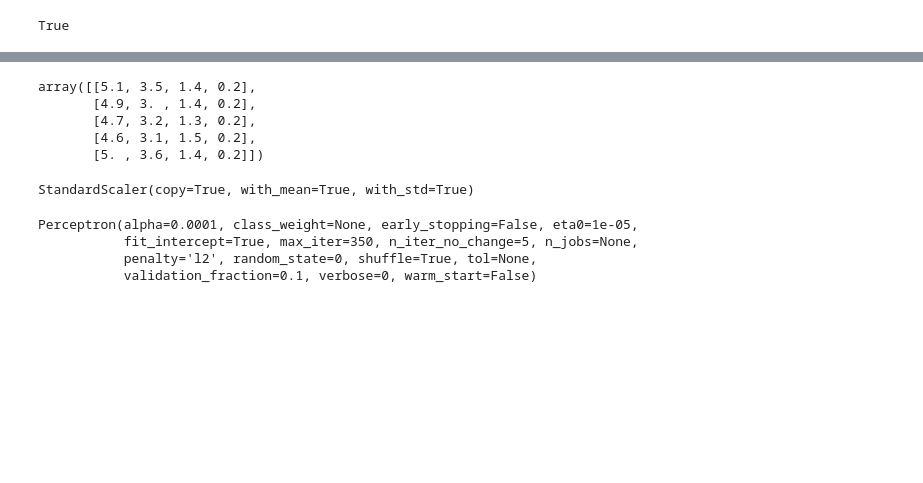
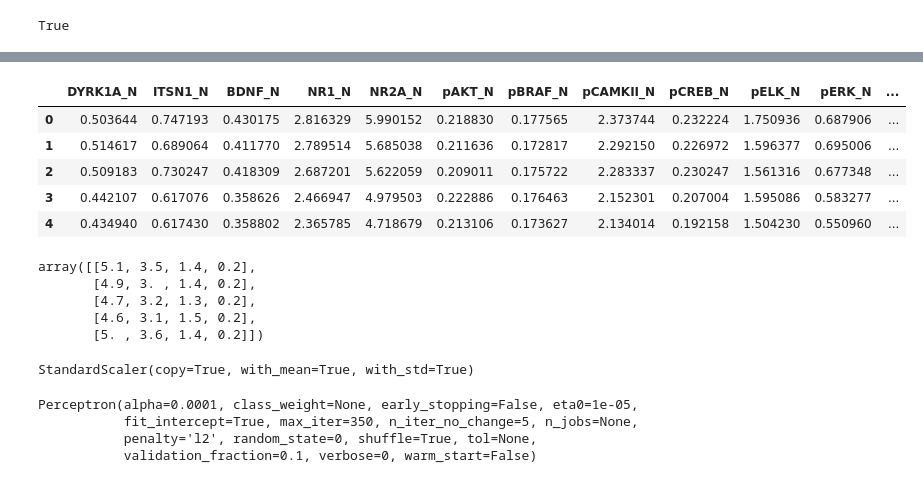
Before and after one commit to malynkovsky/ML_NN_course, a Jupyter notebook: Lab_1/Lab1_Malynkovsky.ipynb, the cells around one changed output, grey strips where cells are left out. Cells and saved outputs as stored; diff of their text form; code cells hidden in the pictures; blank space fills up the shorter version.

```diff
--- a/Lab_1/Lab1_Malynkovsky.ipynb
+++ b/Lab_1/Lab1_Malynkovsky.ipynb
@@ -41,2 +20,0 @@ Length: 82, dtype: int64
-# %%
-df = df.dropna()
@@ -42,0 +33,2 @@ df = df.dropna()
+# %%
+df.drop(columns=['BAD_N', 'BCL2_N', 'H3AcK18_N', 'EGR1_N', 'H3MeK4_N'],inplace=True)
@@ -52,3 +47,15 @@ True
+# %%
+df.dropna(inplace=True)
+df.drop(columns=['MouseID'],inplace=True)
+# %%
+df.head()
+# %% [output]
+|  | DYRK1A_N | ITSN1_N | BDNF_N | NR1_N | NR2A_N | pAKT_N | pBRAF_N | pCAMKII_N | pCREB_N | pELK_N | pERK_N | ... |
+| 0 | 0.503644 | 0.747193 | 0.430175 | 2.816329 | 5.990152 | 0.218830 | 0.177565 | 2.373744 | 0.232224 | 1.750936 | 0.687906 | ... |
+| 1 | 0.514617 | 0.689064 | 0.411770 | 2.789514 | 5.685038 | 0.211636 | 0.172817 | 2.292150 | 0.226972 | 1.596377 | 0.695006 | ... |
+| 2 | 0.509183 | 0.730247 | 0.418309 | 2.687201 | 5.622059 | 0.209011 | 0.175722 | 2.283337 | 0.230247 | 1.561316 | 0.677348 | ... |
+| 3 | 0.442107 | 0.617076 | 0.358626 | 2.466947 | 4.979503 | 0.222886 | 0.176463 | 2.152301 | 0.207004 | 1.595086 | 0.583277 | ... |
+| 4 | 0.434940 | 0.617430 | 0.358802 | 2.365785 | 4.718679 | 0.213106 | 0.173627 | 2.134014 | 0.192158 | 1.504230 | 0.550960 | ... |
 # %%
 # Load the iris dataset
 iris = datasets.load_iris()
```
Also changed, not shown: parts of 11 cells of this notebook.
